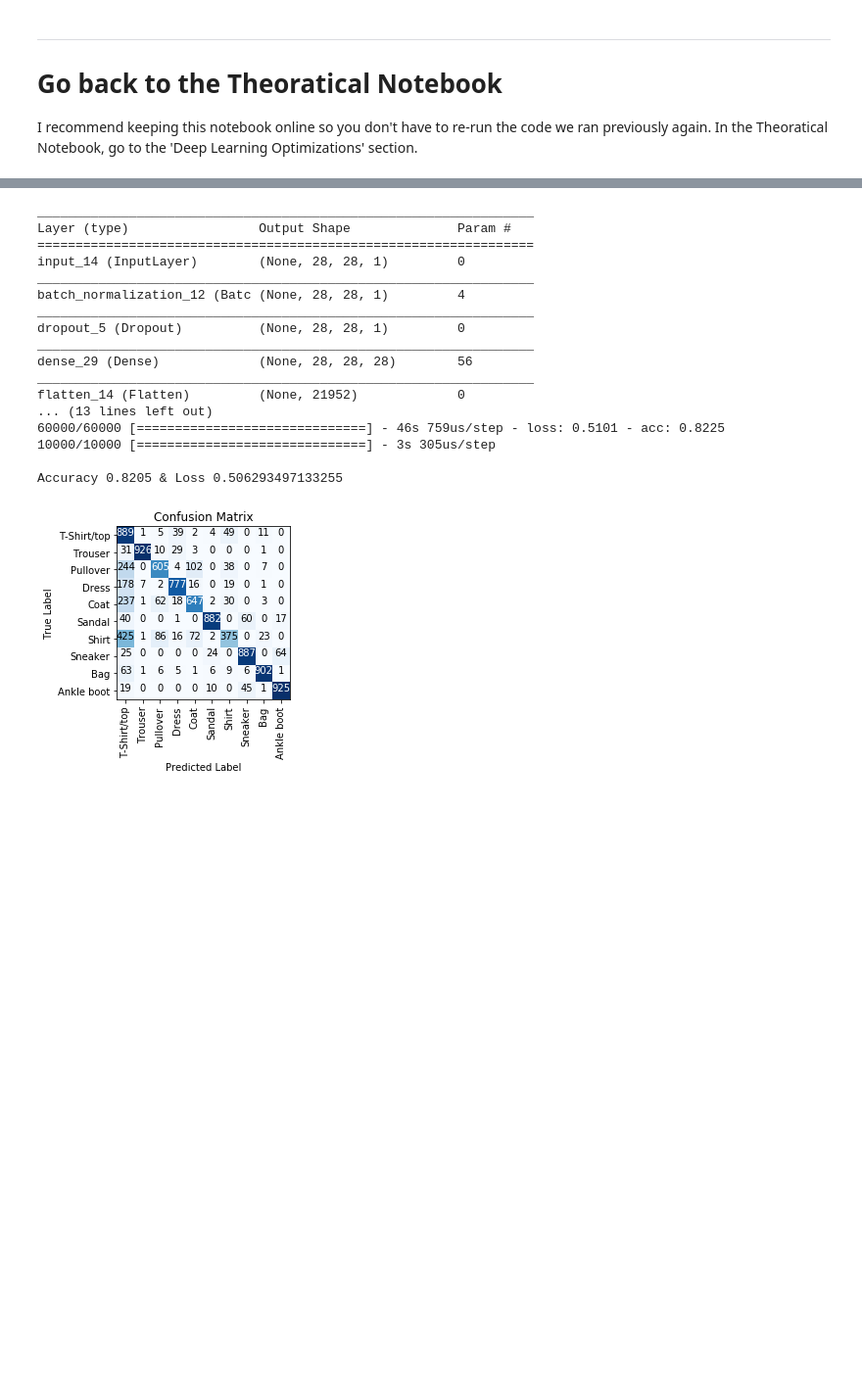
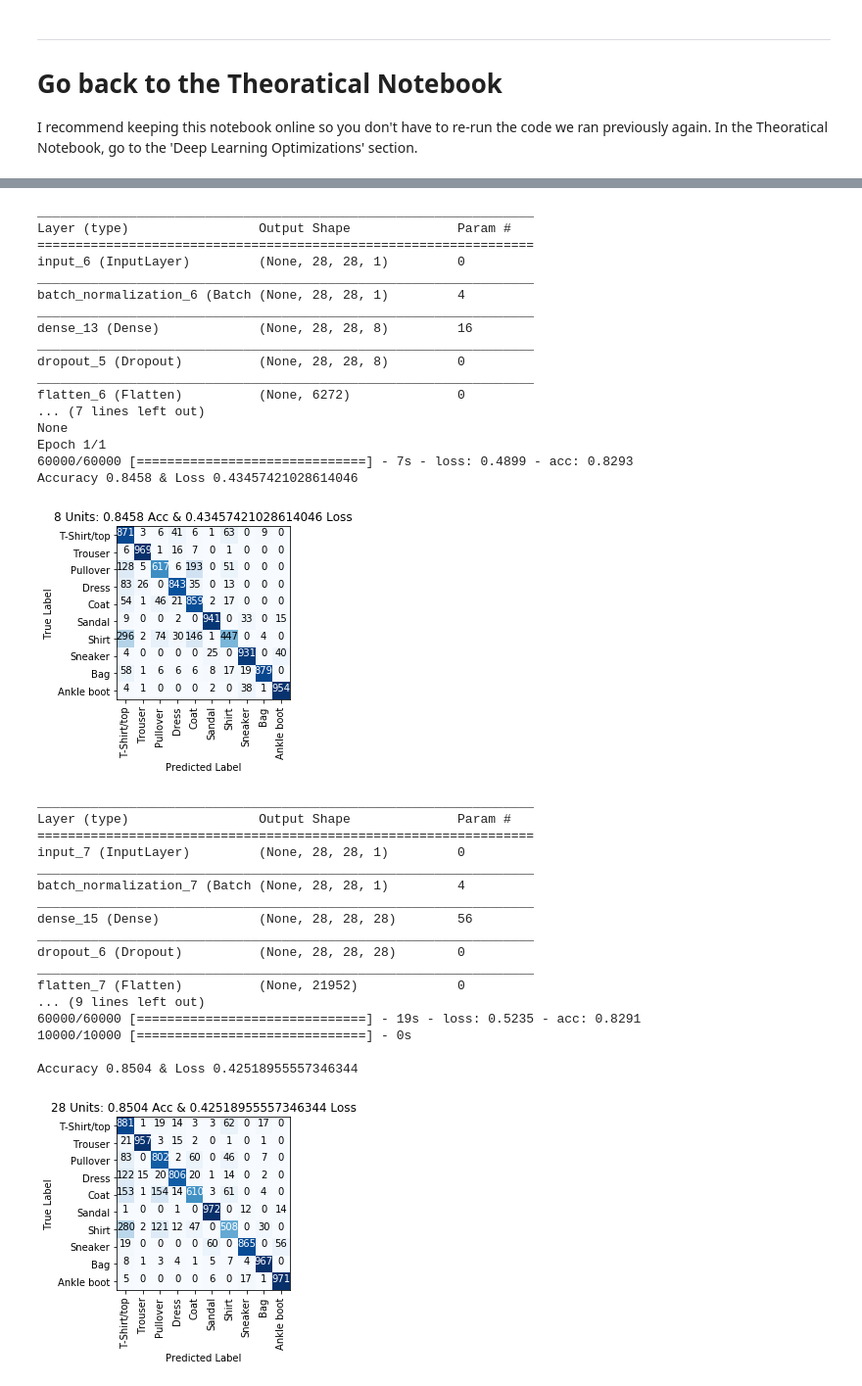
Before and after one commit to mwidjaja1/Neural-Network-Basics, a Jupyter notebook: Keras.ipynb, the cells around one changed output, grey strips where cells are left out. Shown: that part at 98% size. Saved outputs shown, nothing was run; the diff lists cells and outputs as text; code cells hidden in the pictures; blank space fills up the shorter version.

Commit message:
Updated second model

```diff
--- a/Keras.ipynb
+++ b/Keras.ipynb
@@ -351,13 +360,13 @@ def two_neural(model_params):
     # Sets Batch Normalization to normalize inputs per epoch
     model.add(BatchNormalization())
 
-    # Dropout Layer
-    model.add(Dropout(0.10))
-
     # Runs through a Dense Layer & Activation Function
     # The first argument is mandatory: It defines the dimensionality of the output space
     # The second (optional) argument sets an Activation Function
     model.add(Dense(model_params['dense_1'], activation=model_params['activate_1']))
+
+    # Dropout Layer
+    model.add(Dropout(0.10))
 
     # Flattens the model to one dimension
     model.add(Flatten())
@@ -367,7 +376,7 @@ def two_neural(model_params):
 
     # Creates an Optimizer (instead of using the default)
     # lr is the learning rate. By default, it's set to lr=0.001
-    adam = optimizers.Adam(lr=0.00001)
+    adam = optimizers.Adam(lr=0.005)
 
     # Compiles the Model
     model.compile(loss=model_params['loss'],
@@ -381,25 +390,53 @@ In this model, 1 Epoch will take me about 90-95 seconds so scale this value as n
 # %%
 model_params = set_params()
-model_params['epoch'] = 3
-model = two_neural(model_params)
-y_pred, metrics = fit_model(model, model_params, x_train, y_train, x_test, y_test)
-conf_matrix(y_test, y_pred, classes_list, title='Confusion Matrix')
+
+# Setting Epochs to 1 to save time
+model_params['epoch'] = 1
+
+# Setting Hyperparameter for the Dense Units
+for unit in [8, 28, 128]:
+    # Running & Fitting Model
+    model_params['dense_1'] = unit
+    model = two_neural(model_params)
+    y_pred, metrics = fit_model(model, model_params, x_train, y_train, x_test, y_test)
+
+    # Creating Confusiong Matrix
+    name = '{} Units: {} Acc & {} Loss'.format(unit, metrics['acc'], metrics['loss'])
+    conf_matrix(y_test, y_pred, classes_list, title=name)
 # %% [output]
 _________________________________________________________________
 Layer (type)                 Output Shape              Param #
 =================================================================
-input_14 (InputLayer)        (None, 28, 28, 1)         0
+input_6 (InputLayer)         (None, 28, 28, 1)         0
 _________________________________________________________________
-batch_normalization_12 (Batc (None, 28, 28, 1)         4
+batch_normalization_6 (Batch (None, 28, 28, 1)         4
 _________________________________________________________________
-dropout_5 (Dropout)          (None, 28, 28, 1)         0
+dense_13 (Dense)             (None, 28, 28, 8)         16
 _________________________________________________________________
-dense_29 (Dense)             (None, 28, 28, 28)        56
+dropout_5 (Dropout)          (None, 28, 28, 8)         0
 _________________________________________________________________
-flatten_14 (Flatten)         (None, 21952)             0
-... (13 lines left out)
-60000/60000 [==============================] - 46s 759us/step - loss: 0.5101 - acc: 0.8225
-10000/10000 [==============================] - 3s 305us/step
-
-Accuracy 0.8205 & Loss 0.506293497133255
+flatten_6 (Flatten)          (None, 6272)              0
+... (7 lines left out)
+None
+Epoch 1/1
+60000/60000 [==============================] - 7s - loss: 0.4899 - acc: 0.8293
+Accuracy 0.8458 & Loss 0.43457421028614046
-[figure, old version]
+[figure, new version]
+_________________________________________________________________
+Layer (type)                 Output Shape              Param #
+=================================================================
+input_7 (InputLayer)         (None, 28, 28, 1)         0
+_________________________________________________________________
+batch_normalization_7 (Batch (None, 28, 28, 1)         4
+_________________________________________________________________
+dense_15 (Dense)             (None, 28, 28, 28)        56
+_________________________________________________________________
+dropout_6 (Dropout)          (None, 28, 28, 28)        0
+_________________________________________________________________
+flatten_7 (Flatten)          (None, 21952)             0
+... (9 lines left out)
+60000/60000 [==============================] - 19s - loss: 0.5235 - acc: 0.8291
+10000/10000 [==============================] - 0s
+
+Accuracy 0.8504 & Loss 0.42518955557346344
+[figure, added]
```
Also changed, not shown: parts of 8 cells of this notebook, 1 other file.
